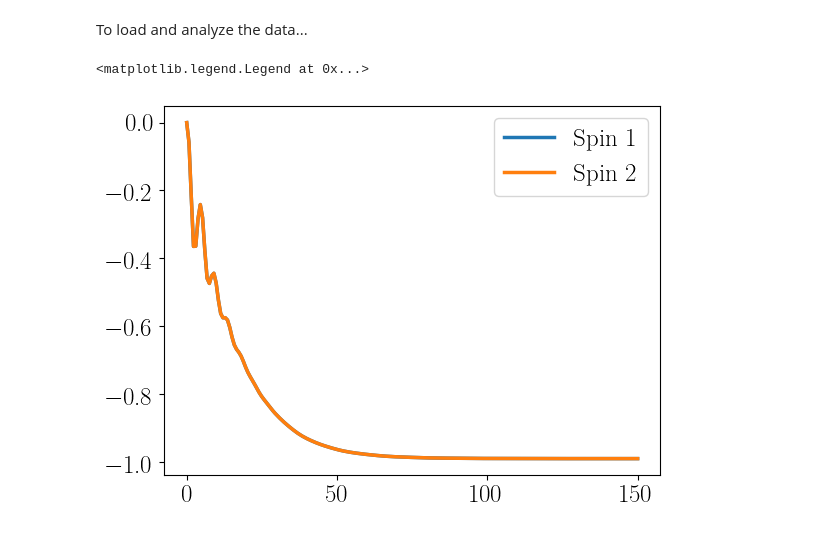
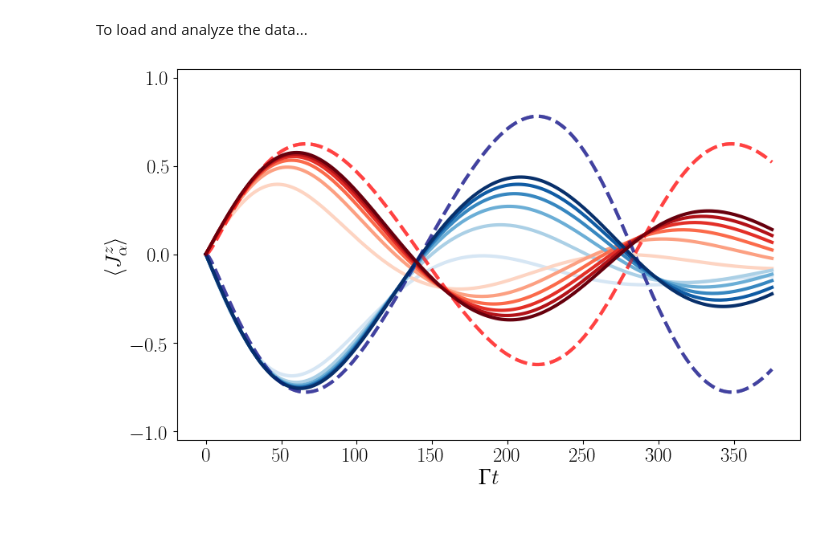
Before and after one commit to MarcNairn/nonreciprocal-dimer, a Jupyter notebook: simul/finite_size_spins.ipynb, the cells around one changed output. Cells and saved outputs as stored; diff of their text form; code cells hidden in the pictures.

```diff
--- a/simul/finite_size_spins.ipynb
+++ b/simul/finite_size_spins.ipynb
@@ -152,16 +136,24 @@ plt.show()
 # %% [markdown]
 Run dynamics and save data files for changing system sizes
 # %%
-# Fixed parameters
-DeltaA = 0.1
-DeltaB = 0.1
-ϕ = 0
-Gamma = 1.0
-Xi = Gamma * 1.4
+###Original parameters
+###Original parameters
+kappa = 1.0
+g = 0.1*kappa
+eta = 1.5*g
+
+#Rescaled
+Gamma = 4*g**2/kappa
+Xi = 2*g*eta/kappa
+
+DeltaA = 0.1*g
+DeltaB = 0.1*g
+
+ϕ = np.pi         # Phase factor
 tim = np.linspace(0, 15/Gamma, 200)  # Fixed time grid
 
 # System sizes to simulate
-N_values = [5, 7, 9,11,13, 15]#, 25, 30, 35, 40]
+N_values = [5, 10, 15, 20, 25, 30]
 
 # Data storage structure
 results = {
@@ -218,23 +224,31 @@ np.savez('spin_dynamics_phase_temp.npz',
 # %% [markdown]
 To load and analyze the data...
 # %%
-data = np.load('spin_dynamics_phase_pi.npz', allow_pickle=True)
-
+DeltaA = 0
+data = np.load(f'../finsize_data/spin_dynamics_ϕ{ϕ}_Delta{DeltaA}.npz', allow_pickle=True)
+data_mf1 = np.loadtxt("mf_data1.txt")
+data_mf2 = np.loadtxt("mf_data2.txt")
 # Access results
-time = tim #data['time']
+time = tim
 N_values = data['N_values']
-Jz_A = data['Jz_A']  # Shape: (4, 400)
-Jz_B = data['Jz_B']  # Shape: (4, 400)
+Jz_A = data['Jz_A']
+Jz_B = data['Jz_B']
 
 colorlistA = plt.get_cmap('Blues', 1+len(N_values))
 colorlistB = plt.get_cmap('Reds', 1+len(N_values))
 # Example: Plot results for N=10
 plt.figure(figsize=(10, 6))
 for n_index in range(len(N_values)):
     plt.plot(time, Jz_A[n_index]/N_values[n_index],  lw=3, color= colorlistA(1+n_index))# label=f'$N = {N_values[n_index]}$',)
     plt.plot(time, Jz_B[n_index]/N_values[n_index], lw=3, color= colorlistB(1+n_index))
-    plt.xlabel(r'$\gamma t$')
+    plt.plot(time, data_mf1, lw=3, color='navy', linestyle='--', alpha=0.2)
+    plt.plot(time, data_mf2, lw=3, color='red', linestyle='--', alpha=0.2)
+    plt.xlabel(r'$\Gamma t$')
     plt.ylabel(r'$\langle J^z_\alpha \rangle $')
+    plt.ylim(-1.05,1.05)
+    plt.yticks(np.arange(-1, 1.1, 0.5))
 
 # plt.legend()
-plt.show()
+plt.savefig(f'../finsize_data/spin_dynamics_phi{ϕ}_Delta{DeltaA}.pdf', bbox_inches='tight')
+# %% [output]
+[figure, added]
@@ -312,9 +254,0 @@ result0 = mesolve(H, rho0, tim, c_ops, [Qobj(Jz_A),Qobj(Jz_B), a.dag()*a])
-# %%
-N = N_A + N_B
-plt.plot(tim,2*result0.expect[0]/N,label=r'Spin 1', linewidth=2.5)
-plt.plot(tim,2*result0.expect[1]/N,label=r'Spin 2', linewidth=2.5)
-#plt.plot(tim, result0.expect[2], label=r'Cavity', linewidth=2.5)
-plt.legend()
-# %% [output]
-<matplotlib.legend.Legend at 0x...>
-[figure, removed]
```
Also changed, not shown: parts of 14 cells of this notebook, 5 other files.
